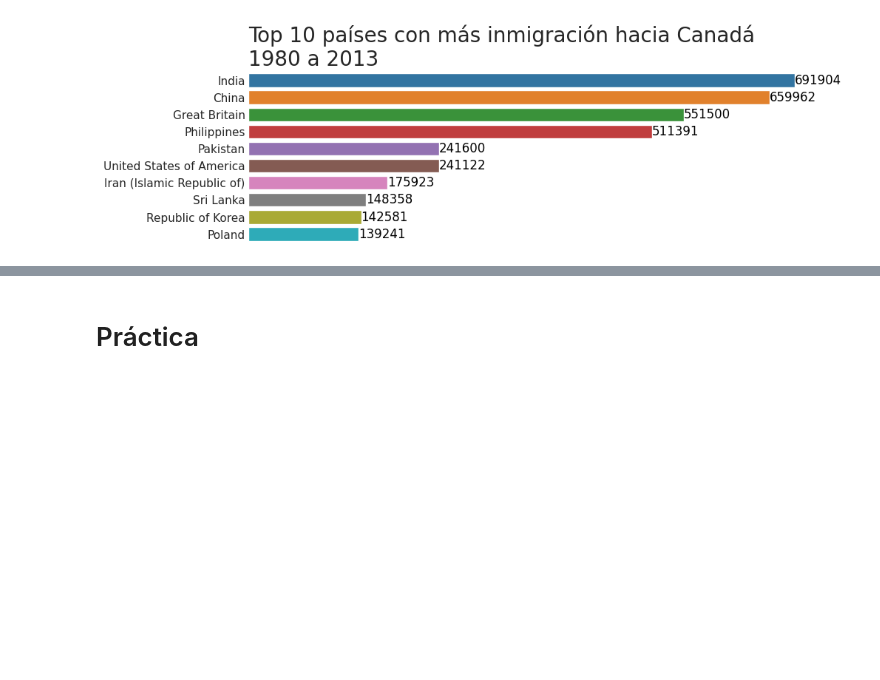
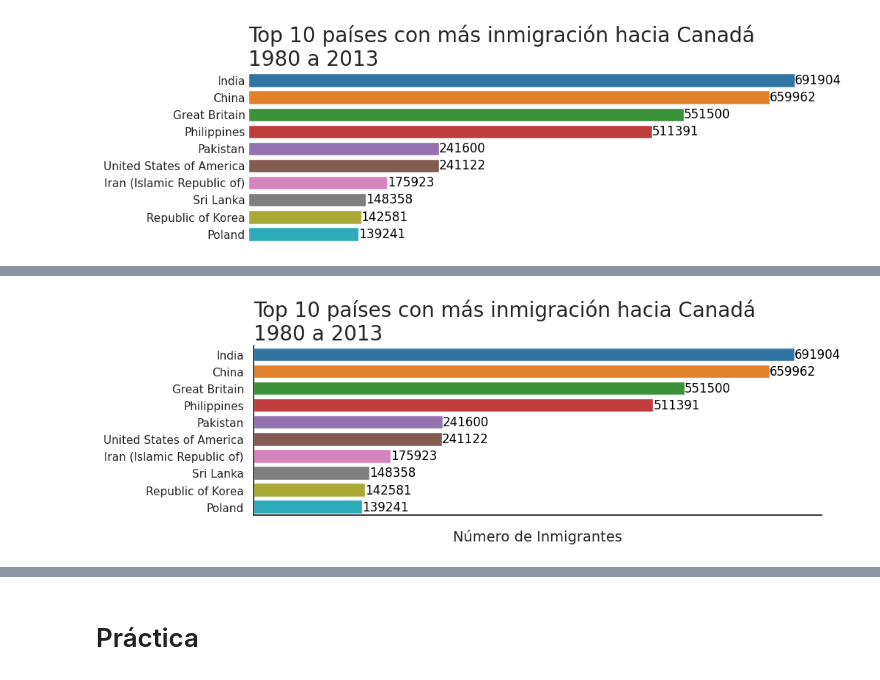
Before and after one commit to AenimaLabs/Oracle_One_Data_Science, a Jupyter notebook: Visualización_de_datos.ipynb, the cells around one changed output, grey strips where cells are left out. Saved outputs shown, nothing was run; the diff lists cells and outputs as text; code cells hidden in the pictures; blank space fills up the shorter version.

```diff
--- a/Visualización_de_datos.ipynb
+++ b/Visualización_de_datos.ipynb
@@ -634,0 +652,5 @@ generar_grafico("tab10")
+# %%
+sns.set_theme(style="white")
+generar_grafico("tab10")
+# %% [output]
+[figure, added]
```
Also changed, not shown: parts of 21 cells of this notebook.
